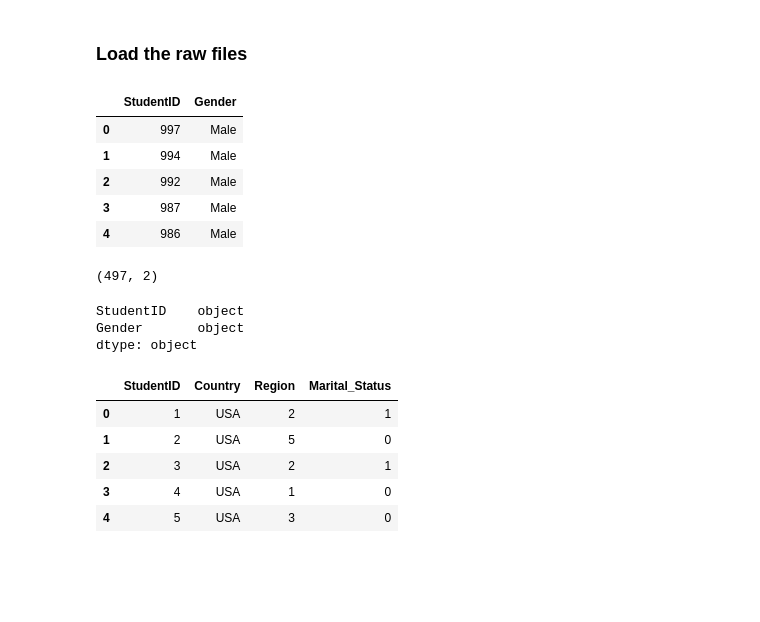
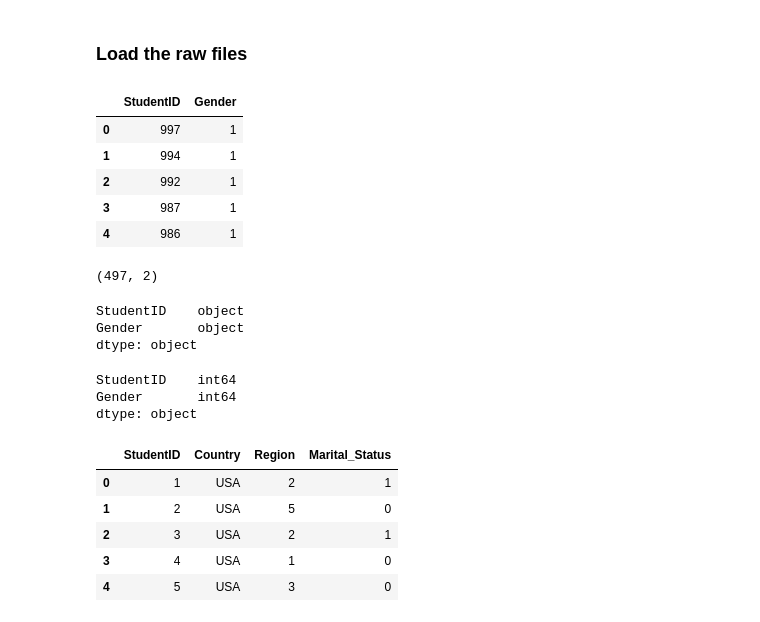
Before and after one commit to MSWinds/dm-group1-project, a Jupyter notebook: Data_Exploration_DF6_10.ipynb, the cells around one changed output. Cells and saved outputs as stored; diff of their text form; code cells hidden in the pictures; blank space fills up the shorter version.

```diff
--- a/Data_Exploration_DF6_10.ipynb
+++ b/Data_Exploration_DF6_10.ipynb
@@ -32,30 +32,35 @@ def read_prolog_file(filename):
 # %%
 # Read the male.pl and extract StudentID and Gender
 content6 = read_prolog_file(file_path + 'male.pl')
 
 facts = []
 for line in content6:
     match = re.match(r'male\(student(\d+)\)\.', line.strip())
     if match:
         studentid = match.groups()
-        facts.append([studentid[0], 'Male'])
+        facts.append([studentid[0], '1']) # Male = 1
 
 df6 = pd.DataFrame(facts, columns=['StudentID', 'Gender'])
 display(df6.head(), df6.shape, df6.dtypes)
 # %% [output]
 |  | StudentID | Gender |
-| 0 | 997 | Male |
-| 1 | 994 | Male |
-| 2 | 992 | Male |
-| 3 | 987 | Male |
-| 4 | 986 | Male |
+| 0 | 997 | 1 |
+| 1 | 994 | 1 |
+| 2 | 992 | 1 |
+| 3 | 987 | 1 |
+| 4 | 986 | 1 |
 (497, 2)
 StudentID    object
 Gender       object
 dtype: object
 # %%
 # Change the data type of StudentID to int
-df6['StudentID'] = df6['StudentID'].astype(int)
+df6[['StudentID', 'Gender']] = df6[['StudentID', 'Gender']].astype(int)
+df6.dtypes
+# %% [output]
+StudentID    int64
+Gender       int64
+dtype: object
 # %%
 # Read Region, Marital Status Excel file to get Country, Region, and Married fields
 df7 = pd.read_excel(file_path + 'Region, Marital Status.xlsx')
```
Also changed, not shown: parts of 2 cells of this notebook.
